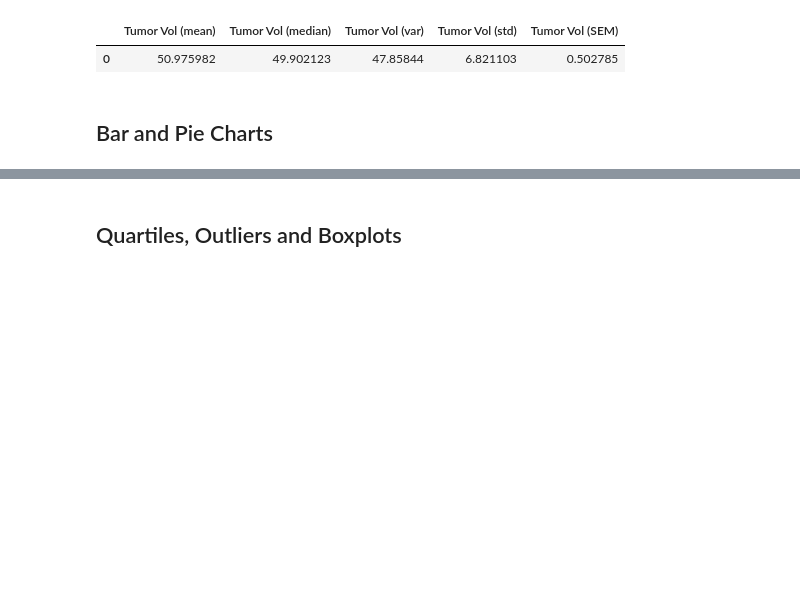
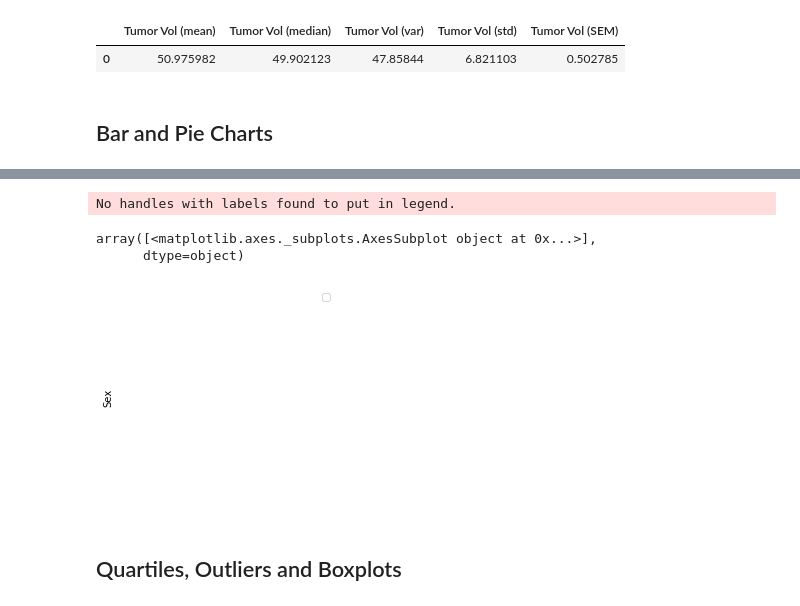
Before and after one commit to gigilynne/MatplotlibChallenge, a Jupyter notebook: pymaceuticals_analysis.ipynb, the cells around one changed output, grey strips where cells are left out. Cells and saved outputs as stored; diff of their text form; code cells hidden in the pictures; blank space fills up the shorter version.

```diff
--- a/pymaceuticals_analysis.ipynb
+++ b/pymaceuticals_analysis.ipynb
@@ -446,5 +412,14 @@ TypeError: only size-1 arrays can be converted to Python scalars
 # %%
 # Generate a pie plot showing the distribution of female versus male mice using pandas
+
+mouse_pie = pd.DataFrame(index=[clean_study_df], columns=["Sex"])
+
+mouse_pie.plot.pie(subplots=True, figsize=(8, 4))
+# %% [output]
+No handles with labels found to put in legend.
+array([<matplotlib.axes._subplots.AxesSubplot object at 0x...>],
+      dtype=object)
+[figure, added]
 # %%
 # Generate a pie plot showing the distribution of female versus male mice using pyplot
 # %% [markdown]
```
Also changed, not shown: parts of 4 cells of this notebook.
